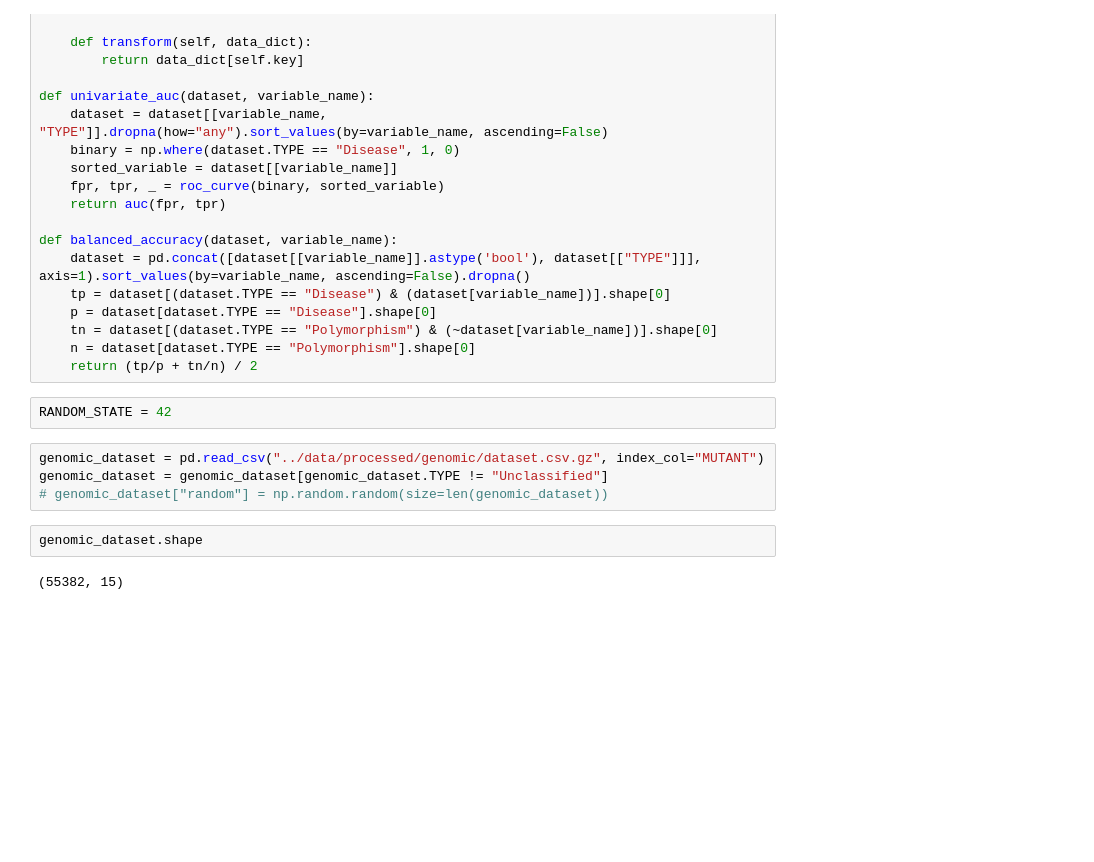
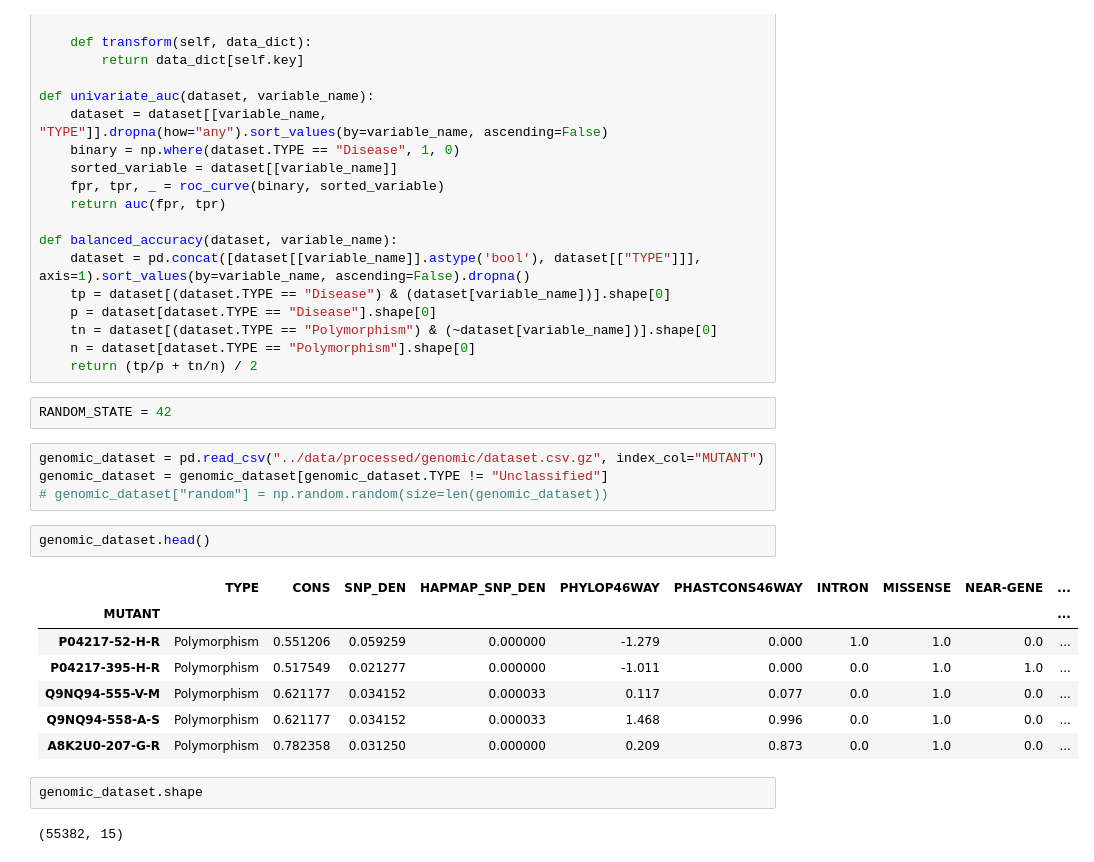
Before and after one commit to marlanbar/master-thesis, a Jupyter notebook: notebooks/genomic-model-RF.ipynb, the cells around one changed output. Drawn from its saved outputs; the diff is of its cells as text; blank space fills up the shorter version.

```diff
--- a/notebooks/genomic-model-RF.ipynb
+++ b/notebooks/genomic-model-RF.ipynb
@@ -53,6 +54,16 @@ RANDOM_STATE = 42
 genomic_dataset = pd.read_csv("../data/processed/genomic/dataset.csv.gz", index_col="MUTANT")
 genomic_dataset = genomic_dataset[genomic_dataset.TYPE != "Unclassified"]
 # genomic_dataset["random"] = np.random.random(size=len(genomic_dataset))
+# %%
+genomic_dataset.head()
+# %% [output]
+|  | TYPE | CONS | SNP_DEN | HAPMAP_SNP_DEN | PHYLOP46WAY | PHASTCONS46WAY | INTRON | MISSENSE | NEAR-GENE | ... |
+| MUTANT |  |  |  |  |  |  |  |  |  | ... |
+| P04217-52-H-R | Polymorphism | 0.551206 | 0.059259 | 0.000000 | -1.279 | 0.000 | 1.0 | 1.0 | 0.0 | ... |
+| P04217-395-H-R | Polymorphism | 0.517549 | 0.021277 | 0.000000 | -1.011 | 0.000 | 0.0 | 1.0 | 1.0 | ... |
+| Q9NQ94-555-V-M | Polymorphism | 0.621177 | 0.034152 | 0.000033 | 0.117 | 0.077 | 0.0 | 1.0 | 0.0 | ... |
+| Q9NQ94-558-A-S | Polymorphism | 0.621177 | 0.034152 | 0.000033 | 1.468 | 0.996 | 0.0 | 1.0 | 0.0 | ... |
+| A8K2U0-207-G-R | Polymorphism | 0.782358 | 0.031250 | 0.000000 | 0.209 | 0.873 | 0.0 | 1.0 | 0.0 | ... |
 # %%
 genomic_dataset.shape
 # %% [output]
```
Also changed, not shown: parts of 6 cells of this notebook, 14 other files.
